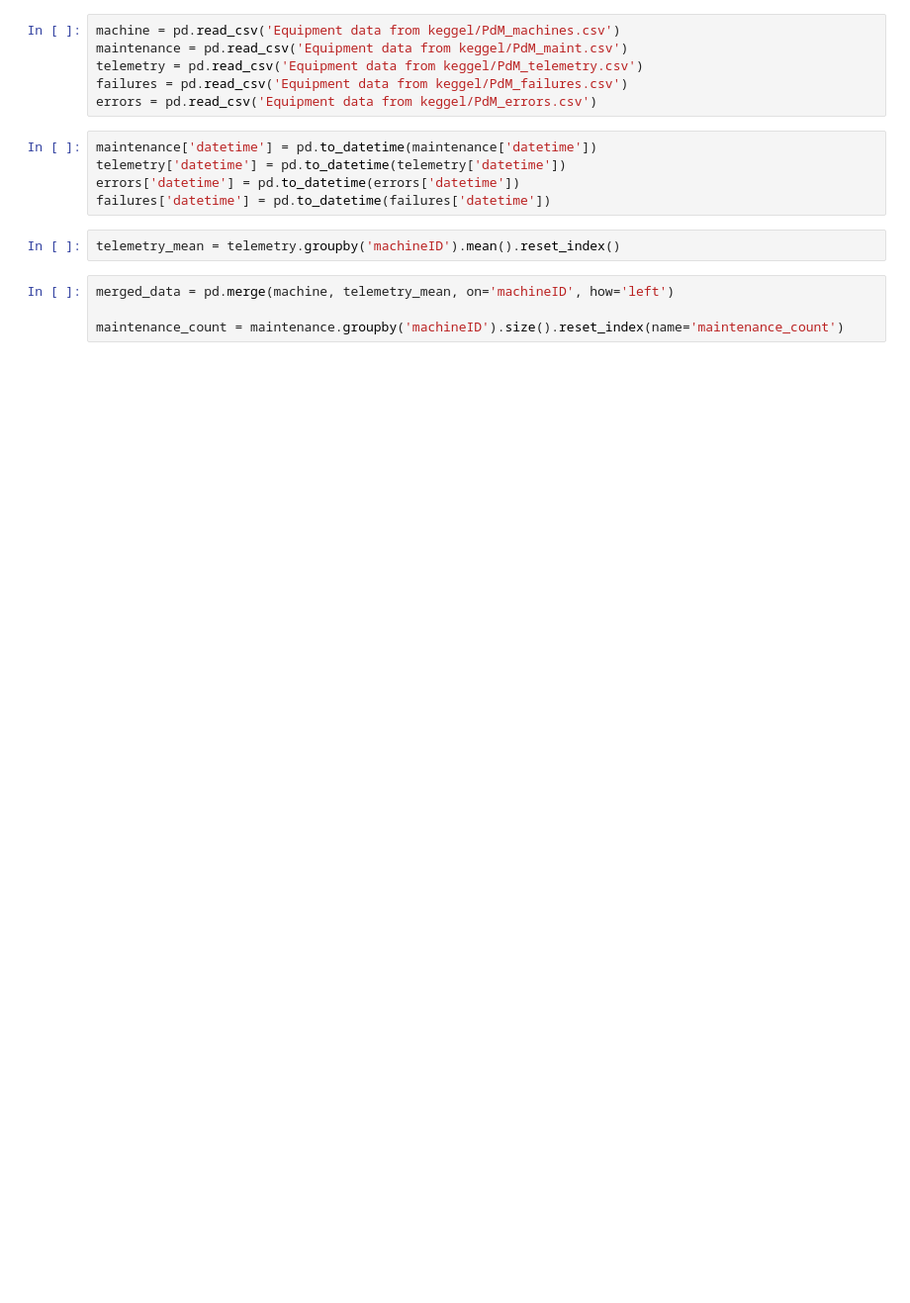
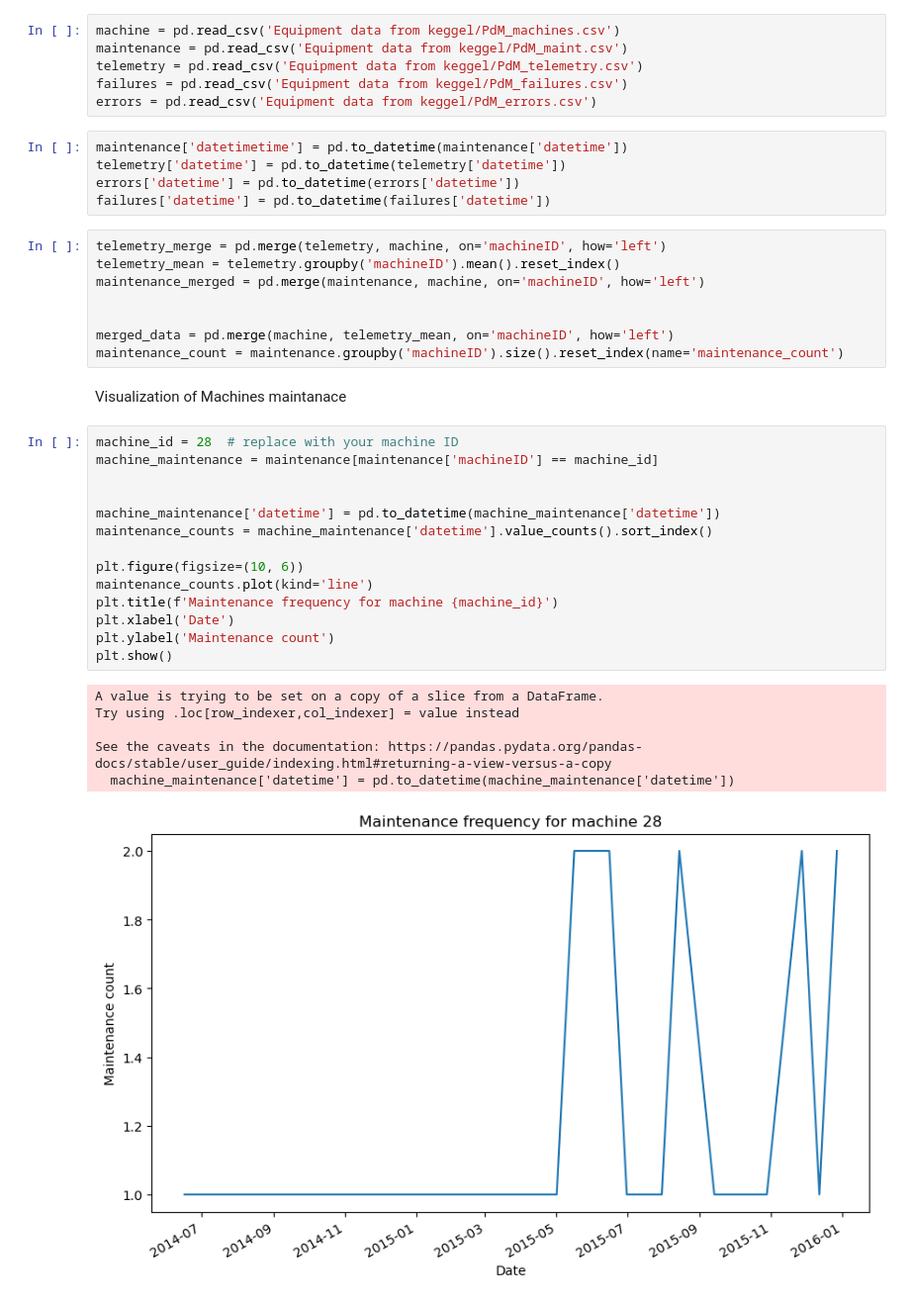
Before and after one commit to Nunusavi/Predictive-Maintenance-for-Industrial-Equipment, a Jupyter notebook: Data processing.ipynb, the cells around one changed output. Shown at 99% size. Drawn from its saved outputs; the diff is of its cells as text; blank space fills up the shorter version.

```diff
--- a/Data processing.ipynb
+++ b/Data processing.ipynb
@@ -12,13 +13,38 @@ telemetry = pd.read_csv('Equipment data from keggel/PdM_telemetry.csv')
 failures = pd.read_csv('Equipment data from keggel/PdM_failures.csv')
 errors = pd.read_csv('Equipment data from keggel/PdM_errors.csv')
 # %%
-maintenance['datetime'] = pd.to_datetime(maintenance['datetime'])
+maintenance['datetimetime'] = pd.to_datetime(maintenance['datetime'])
 telemetry['datetime'] = pd.to_datetime(telemetry['datetime'])
 errors['datetime'] = pd.to_datetime(errors['datetime'])
 failures['datetime'] = pd.to_datetime(failures['datetime'])
-# %%
-telemetry_mean = telemetry.groupby('machineID').mean().reset_index()
 # %%
+telemetry_merge = pd.merge(telemetry, machine, on='machineID', how='left')
+telemetry_mean = telemetry.groupby('machineID').mean().reset_index()
+maintenance_merged = pd.merge(maintenance, machine, on='machineID', how='left')
+
+
 merged_data = pd.merge(machine, telemetry_mean, on='machineID', how='left')
-
 maintenance_count = maintenance.groupby('machineID').size().reset_index(name='maintenance_count')
+# %% [markdown]
+Visualization of Machines maintanace
+# %%
+machine_id = 28  # replace with your machine ID
+machine_maintenance = maintenance[maintenance['machineID'] == machine_id]
+
+
+machine_maintenance['datetime'] = pd.to_datetime(machine_maintenance['datetime'])
+maintenance_counts = machine_maintenance['datetime'].value_counts().sort_index()
+
+plt.figure(figsize=(10, 6))
+maintenance_counts.plot(kind='line')
+plt.title(f'Maintenance frequency for machine {machine_id}')
+plt.xlabel('Date')
+plt.ylabel('Maintenance count')
+plt.show()
+# %% [output]
+A value is trying to be set on a copy of a slice from a DataFrame.
+Try using .loc[row_indexer,col_indexer] = value instead
+
+See the caveats in the documentation: https://pandas.pydata.org/pandas-docs/stable/user_guide/indexing.html#returning-a-view-versus-a-copy
+  machine_maintenance['datetime'] = pd.to_datetime(machine_maintenance['datetime'])
+[figure, added]
```
Also changed, not shown: parts of 5 cells of this notebook.
